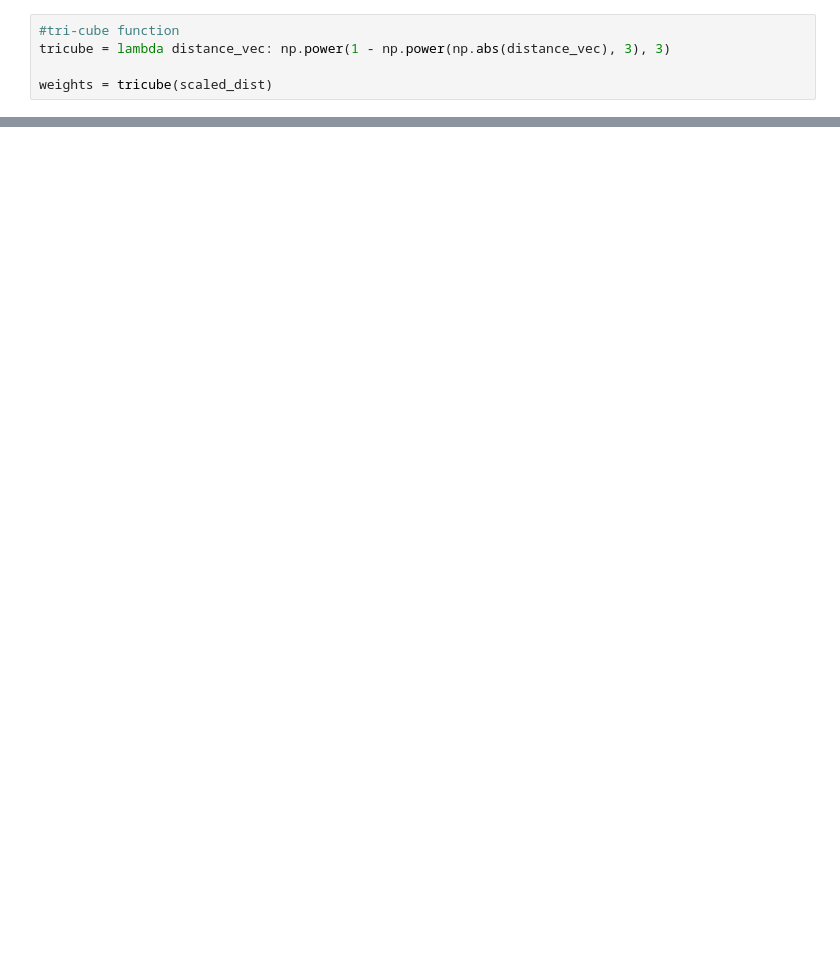
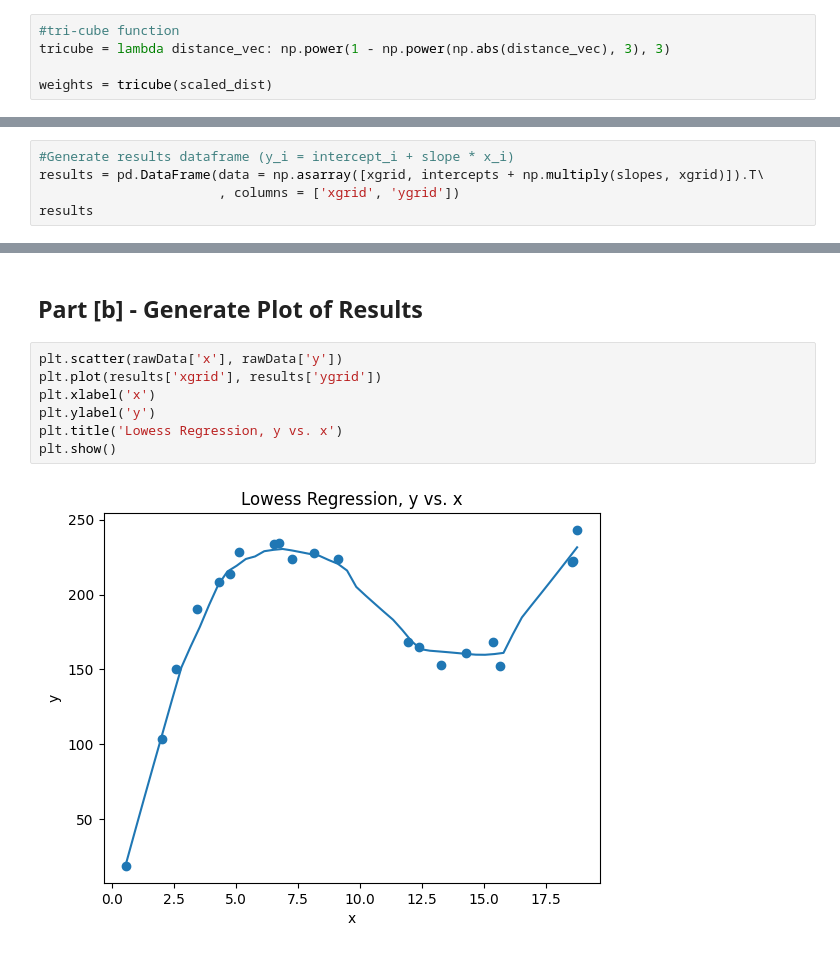
Before and after one commit to dg3358/Columbia-ACTU-5841, a Jupyter notebook: Assignment 4/Assignment-4.ipynb, the cells around one changed output, grey strips where cells are left out. Saved outputs shown, nothing was run; the diff lists cells and outputs as text; blank space fills up the shorter version.

```diff
--- a/Assignment 4/Assignment-4.ipynb
+++ b/Assignment 4/Assignment-4.ipynb
@@ -63,0 +86,5 @@ intercepts = w_y_avg - np.multiply(slopes, w_x_avg)
+# %%
+#Generate results dataframe (y_i = intercept_i + slope * x_i)
+results = pd.DataFrame(data = np.asarray([xgrid, intercepts + np.multiply(slopes, xgrid)]).T\
+                       , columns = ['xgrid', 'ygrid'])
+results
@@ -63,0 +109,11 @@ intercepts = w_y_avg - np.multiply(slopes, w_x_avg)
+# %% [markdown]
+## Part [b] - Generate Plot of Results
+# %%
+plt.scatter(rawData['x'], rawData['y'])
+plt.plot(results['xgrid'], results['ygrid'])
+plt.xlabel('x')
+plt.ylabel('y')
+plt.title('Lowess Regression, y vs. x')
+plt.show()
+# %% [output]
+[figure, added]
```
Also changed, not shown: parts of 11 cells of this notebook.
